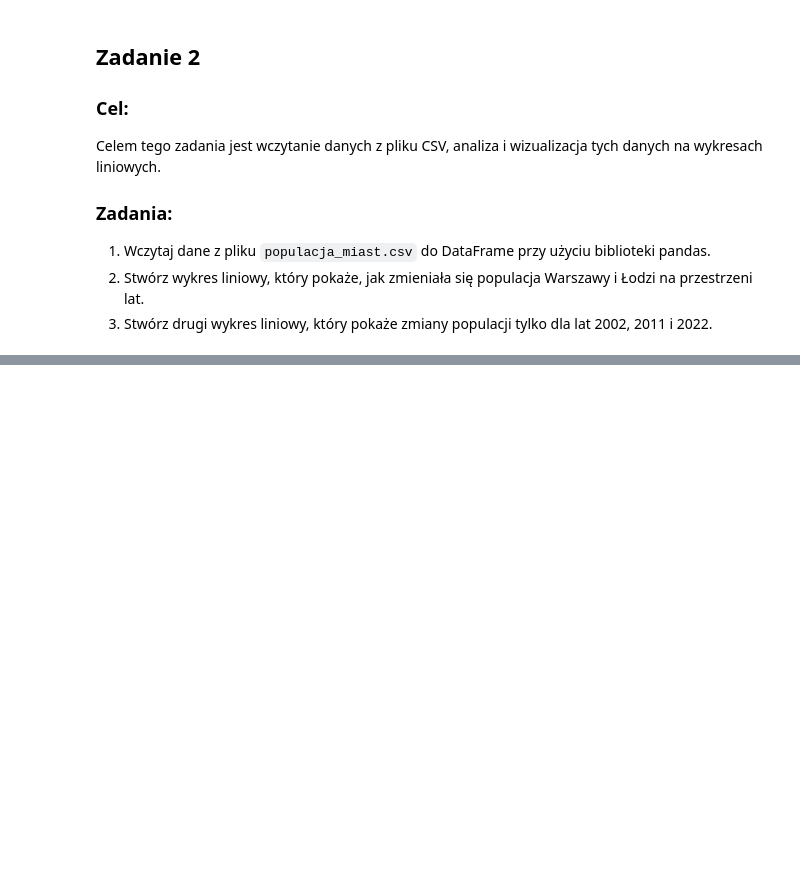
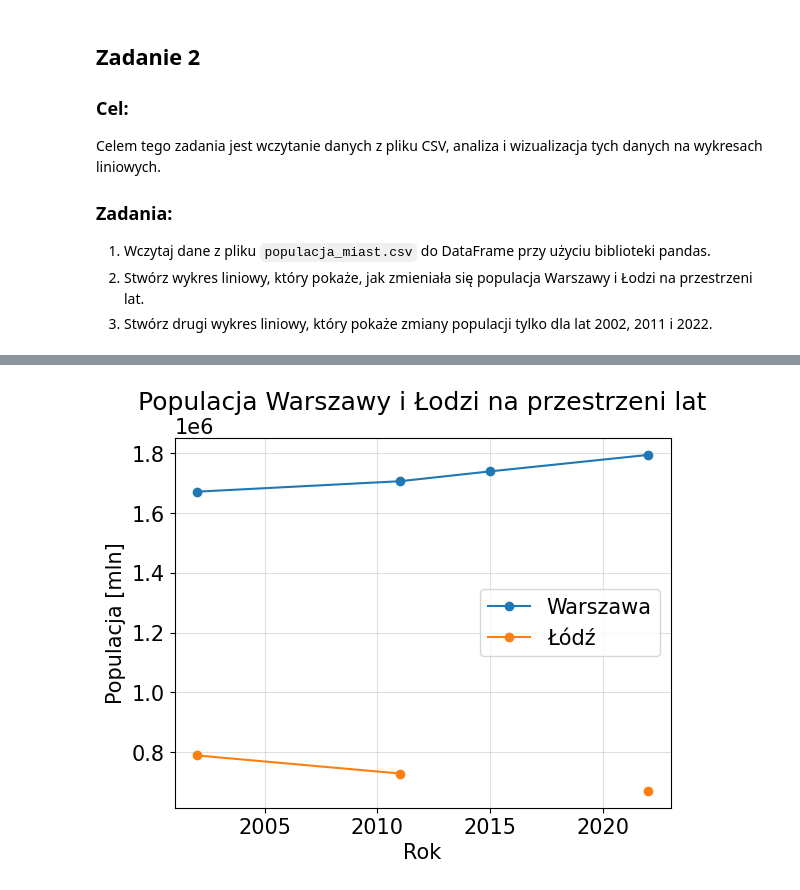
Before and after one commit to HyVeel/eksploracja-danych, a Jupyter notebook: zaj2/zaj2_pandas_wykresy.ipynb, the cells around one changed output, grey strips where cells are left out. Cells and saved outputs as stored; diff of their text form; code cells hidden in the pictures; blank space fills up the shorter version.

```diff
--- a/zaj2/zaj2_pandas_wykresy.ipynb
+++ b/zaj2/zaj2_pandas_wykresy.ipynb
@@ -263,3 +302,6 @@ Celem tego zadania jest wczytanie danych z pliku CSV, analiza i wizualizacja tyc
 1. Wczytaj dane z pliku `populacja_miast.csv` do DataFrame przy użyciu biblioteki pandas.
 2. Stwórz wykres liniowy, który pokaże, jak zmieniała się populacja Warszawy i Łodzi na przestrzeni lat.
 3. Stwórz drugi wykres liniowy, który pokaże zmiany populacji tylko dla lat 2002, 2011 i 2022.
+# %%
+df_cities = pd.read_csv("populacja_miast.csv")
+df_cities
@@ -265,0 +314,11 @@ Celem tego zadania jest wczytanie danych z pliku CSV, analiza i wizualizacja tyc
+# %%
+plt.plot(df_cities["Rok"], df_cities["Warszawa"], marker="o", label="Warszawa")
+plt.plot(df_cities["Rok"], df_cities["Łódź"], marker="o", label="Łódź")
+plt.title("Populacja Warszawy i Łodzi na przestrzeni lat")
+plt.xlabel("Rok")
+plt.ylabel("Populacja [mln]")
+plt.grid(alpha=0.4)
+plt.legend()
+plt.show()
+# %% [output]
+[figure, added]
```
Also changed, not shown: parts of 12 cells of this notebook.
